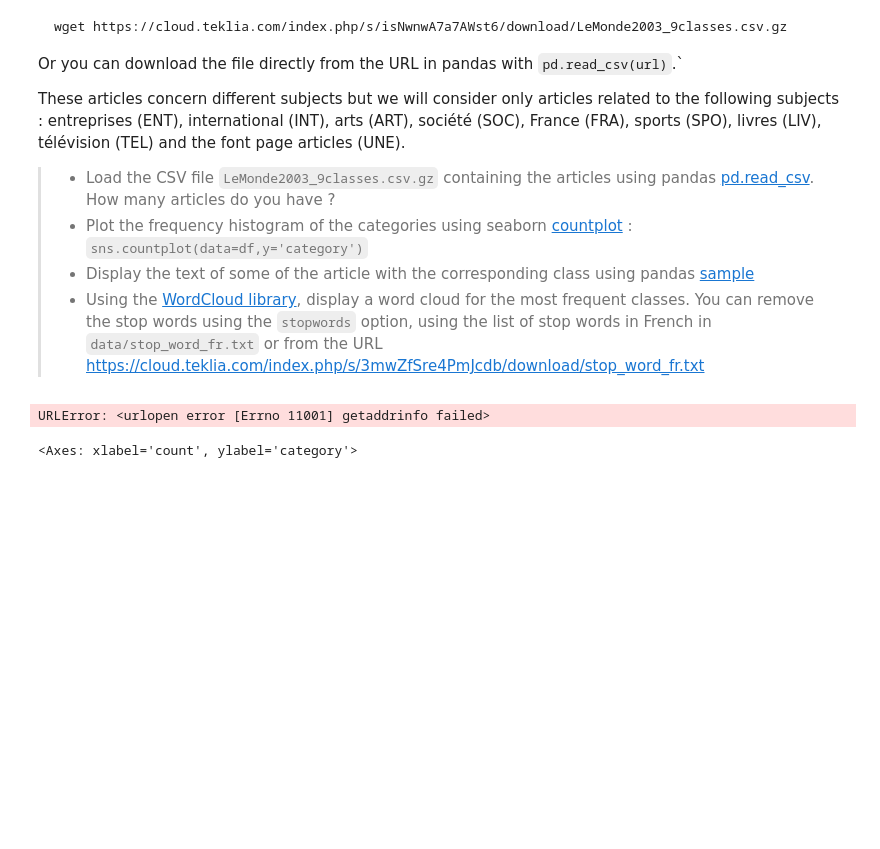
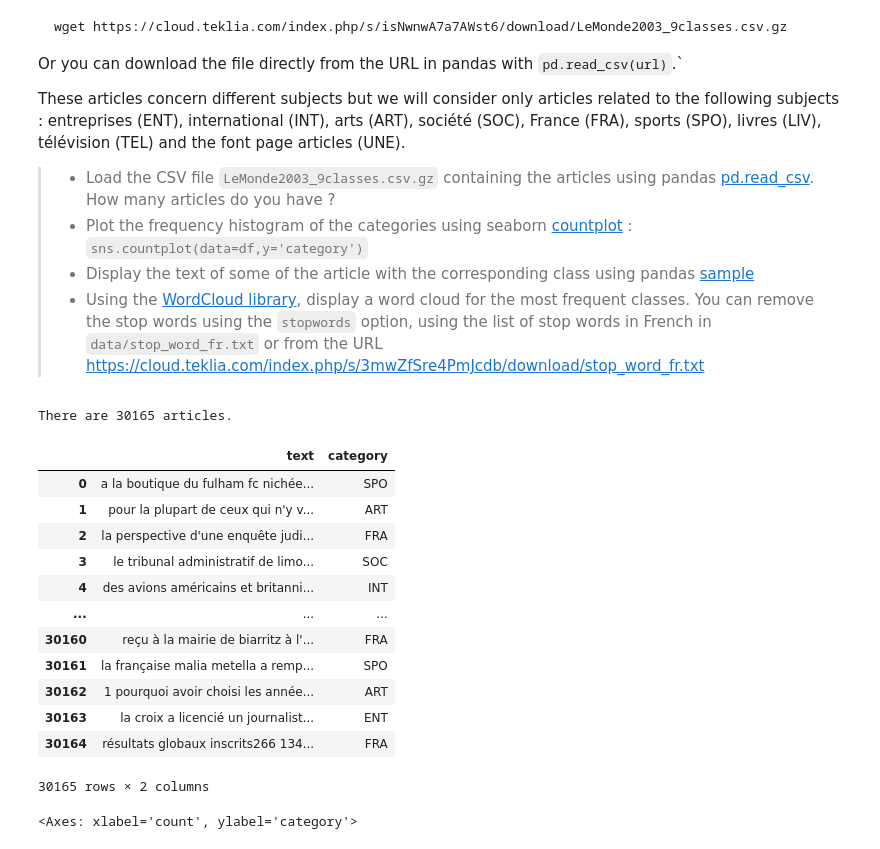
Before and after one commit to marie678/NLP_ensae_2025, a Jupyter notebook: TP1_text_classification/TextClassification_LeMonde.ipynb, the cells around one changed output. Saved outputs shown, nothing was run; the diff lists cells and outputs as text; code cells hidden in the pictures; blank space fills up the shorter version.

```diff
--- a/TP1_text_classification/TextClassification_LeMonde.ipynb
+++ b/TP1_text_classification/TextClassification_LeMonde.ipynb
@@ -24,13 +24,27 @@ These articles concern different subjects but we will consider only articles rel
 # %%
 import pandas as pd
 
 # load dataframe from CSV file
-url = "https://cloud.teklia.com/index.php/s/isNwnwA7a7AWst6/download/LeMonde2003_9classes.csv.gz"
-df = pd.read_csv(url)
+# url = "https://cloud.teklia.com/index.php/s/isNwnwA7a7AWst6/download/LeMonde2003_9classes.csv.gz"
+path = r"C:\Users\marie\OneDrive\Documents\cours\ensae\3A\NLP\nlp-lab-text-classification\LeMonde2003_9classes.csv"
+df = pd.read_csv(path)
 print(f"There are {len(df)} articles.")
 df
 # %% [output]
-URLError: <urlopen error [Errno 11001] getaddrinfo failed>
+There are 30165 articles.
+|  | text | category |
+| 0 | a la boutique du fulham fc nichée... | SPO |
+| 1 | pour la plupart de ceux qui n'y v... | ART |
+| 2 | la perspective d'une enquête judi... | FRA |
+| 3 | le tribunal administratif de limo... | SOC |
+| 4 | des avions américains et britanni... | INT |
+| ... | ... | ... |
+| 30160 | reçu à la mairie de biarritz à l'... | FRA |
+| 30161 | la française malia metella a remp... | SPO |
+| 30162 | 1 pourquoi avoir choisi les année... | ART |
+| 30163 | la croix a licencié un journalist... | ENT |
+| 30164 | résultats globaux inscrits266 134... | FRA |
+30165 rows × 2 columns
 # %%
 import seaborn as sns
 %matplotlib inline
```
Also changed, not shown: parts of 2 cells of this notebook, 1 other file.
